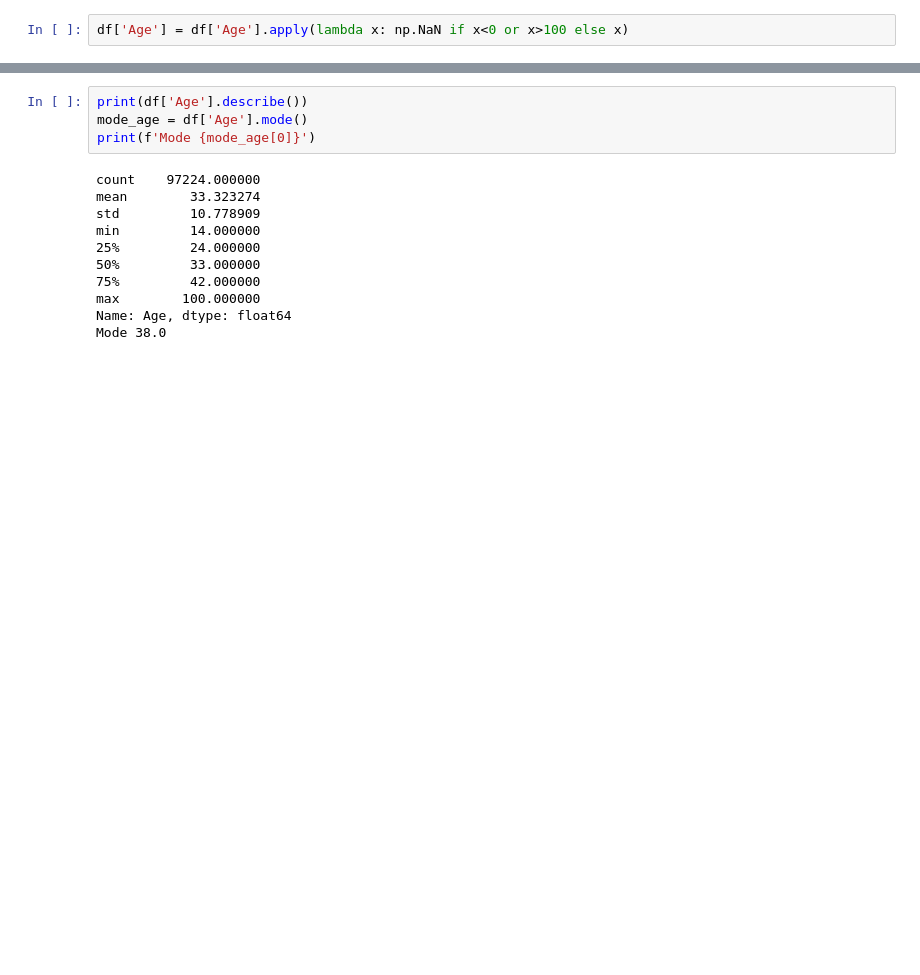
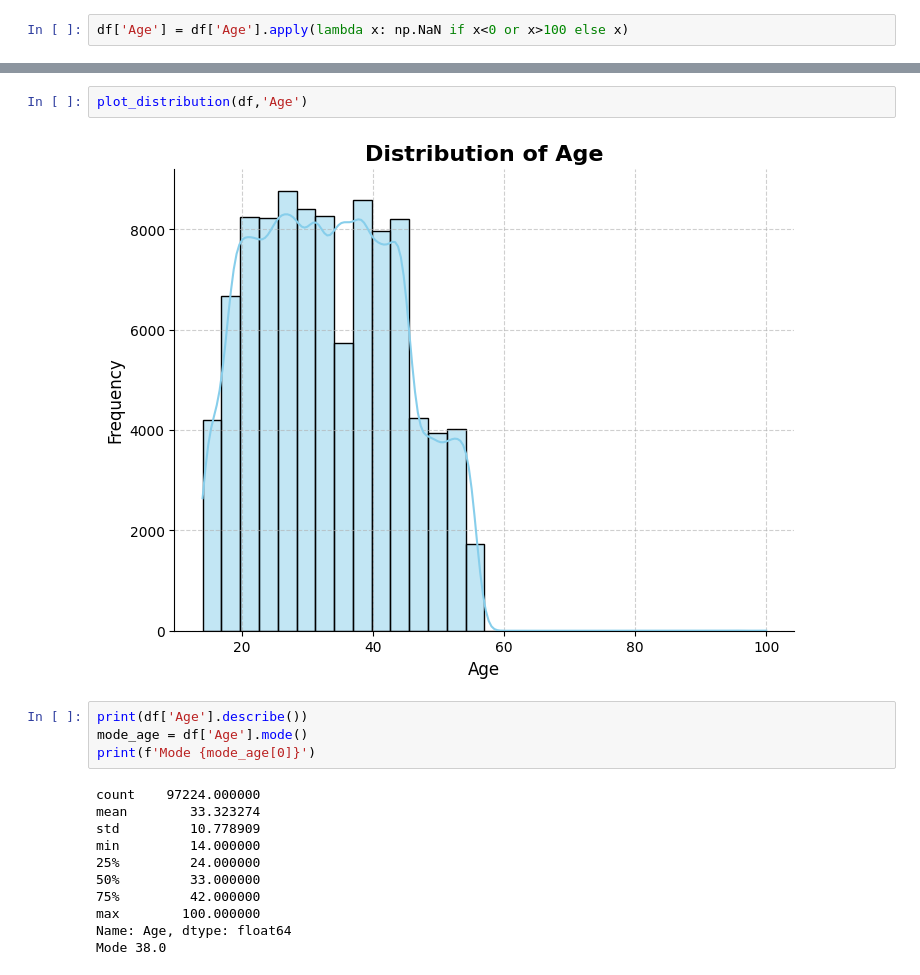
Before and after one commit to fuadh246/Credit-score-classification, a Jupyter notebook: Model/Model.ipynb, the cells around one changed output, grey strips where cells are left out. Saved outputs shown, nothing was run; the diff lists cells and outputs as text; blank space fills up the shorter version.

```diff
--- a/Model/Model.ipynb
+++ b/Model/Model.ipynb
@@ -192,3 +236,7 @@ plt.show()
+# %%
+plot_distribution(df,'Age')
+# %% [output]
+[figure, added]
 # %%
 print(df['Age'].describe())
 mode_age = df['Age'].mode()
```
Also changed, not shown: parts of 27 cells of this notebook.
